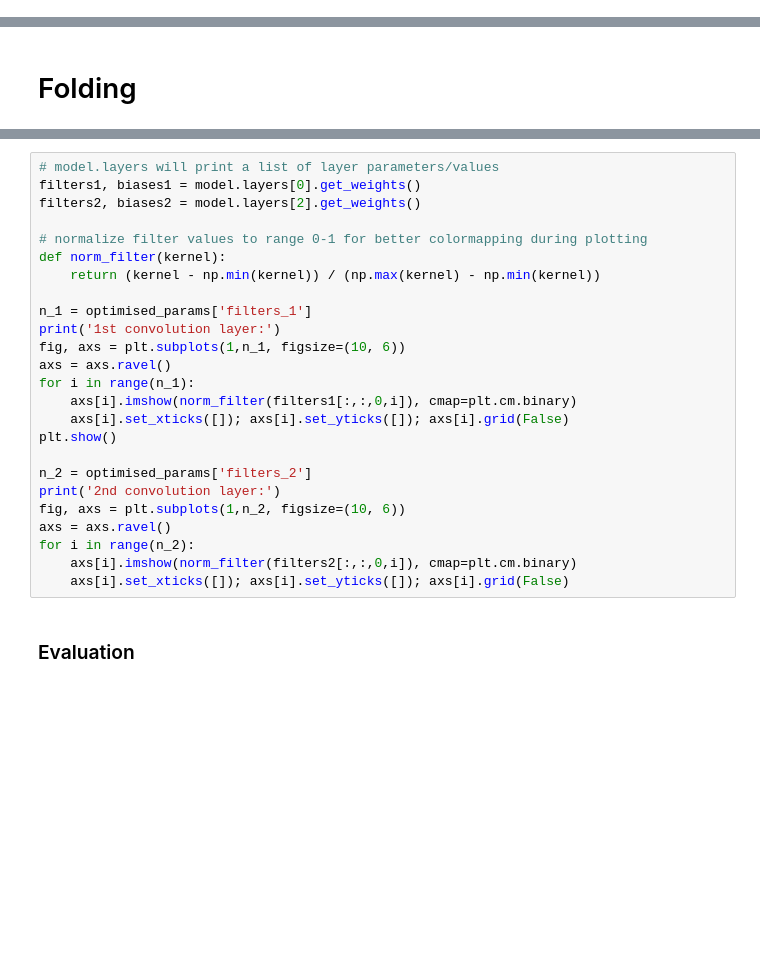
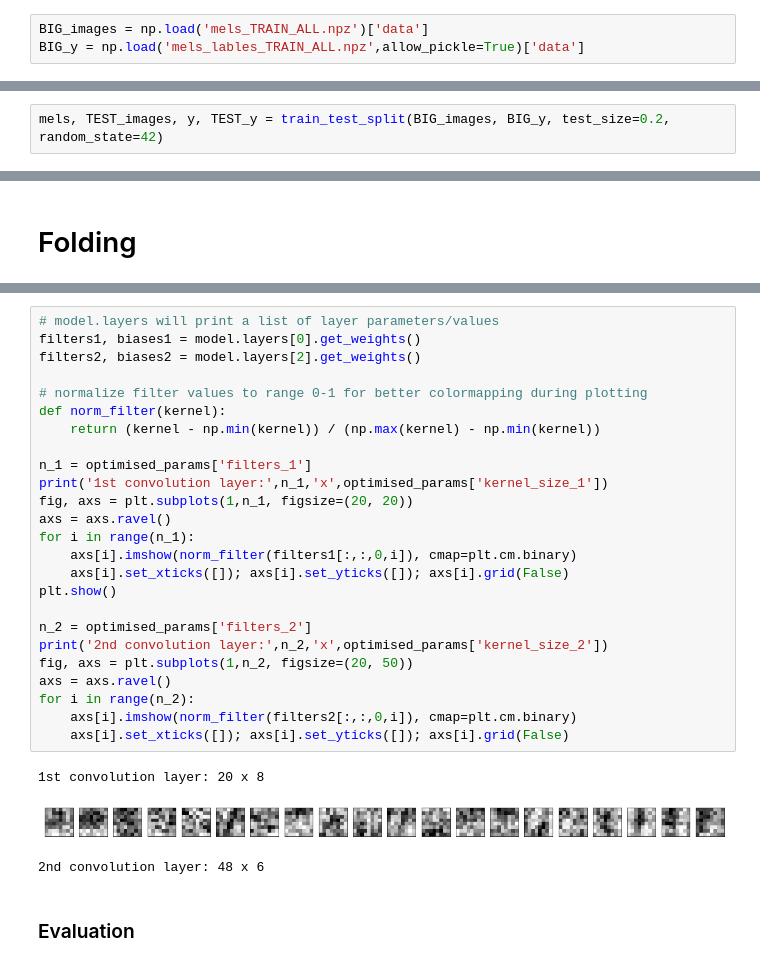
Before and after one commit to AleksandraPanfilova/Zebra_Project, a Jupyter notebook: CNN Optuna Mels.ipynb, the cells around one changed output, grey strips where cells are left out. Saved outputs shown, nothing was run; the diff lists cells and outputs as text; blank space fills up the shorter version.

```diff
--- a/CNN Optuna Mels.ipynb
+++ b/CNN Optuna Mels.ipynb
@@ -32,0 +22,3 @@ print(TEST_y.shape)
+# %%
+BIG_images = np.load('mels_TRAIN_ALL.npz')['data']
+BIG_y = np.load('mels_lables_TRAIN_ALL.npz',allow_pickle=True)['data']
@@ -33,3 +39,5 @@ print(TEST_y.shape)
+# %%
+mels, TEST_images, y, TEST_y = train_test_split(BIG_images, BIG_y, test_size=0.2, random_state=42)
 # %% [markdown]
 # CNN
 # %%
@@ -227,28 +359,32 @@ print('Mean val_categorical_accuracy: ',np.around(mean_acc,5))
 # %%
 # model.layers will print a list of layer parameters/values
 filters1, biases1 = model.layers[0].get_weights()
 filters2, biases2 = model.layers[2].get_weights()
 
 # normalize filter values to range 0-1 for better colormapping during plotting
 def norm_filter(kernel):
     return (kernel - np.min(kernel)) / (np.max(kernel) - np.min(kernel))
 
 n_1 = optimised_params['filters_1']
-print('1st convolution layer:')
-fig, axs = plt.subplots(1,n_1, figsize=(10, 6))
+print('1st convolution layer:',n_1,'x',optimised_params['kernel_size_1'])
+fig, axs = plt.subplots(1,n_1, figsize=(20, 20))
 axs = axs.ravel()
 for i in range(n_1):
     axs[i].imshow(norm_filter(filters1[:,:,0,i]), cmap=plt.cm.binary)
     axs[i].set_xticks([]); axs[i].set_yticks([]); axs[i].grid(False)
 plt.show()
 
 n_2 = optimised_params['filters_2']
-print('2nd convolution layer:')
-fig, axs = plt.subplots(1,n_2, figsize=(10, 6))
+print('2nd convolution layer:',n_2,'x',optimised_params['kernel_size_2'])
+fig, axs = plt.subplots(1,n_2, figsize=(20, 50))
 axs = axs.ravel()
 for i in range(n_2):
     axs[i].imshow(norm_filter(filters2[:,:,0,i]), cmap=plt.cm.binary)
     axs[i].set_xticks([]); axs[i].set_yticks([]); axs[i].grid(False)
+# %% [output]
+1st convolution layer: 20 x 8
+[figure, added]
+2nd convolution layer: 48 x 6
 # %% [markdown]
 ### Evaluation
 # %%
```
Also changed, not shown: parts of 19 cells of this notebook, 3 other files.
